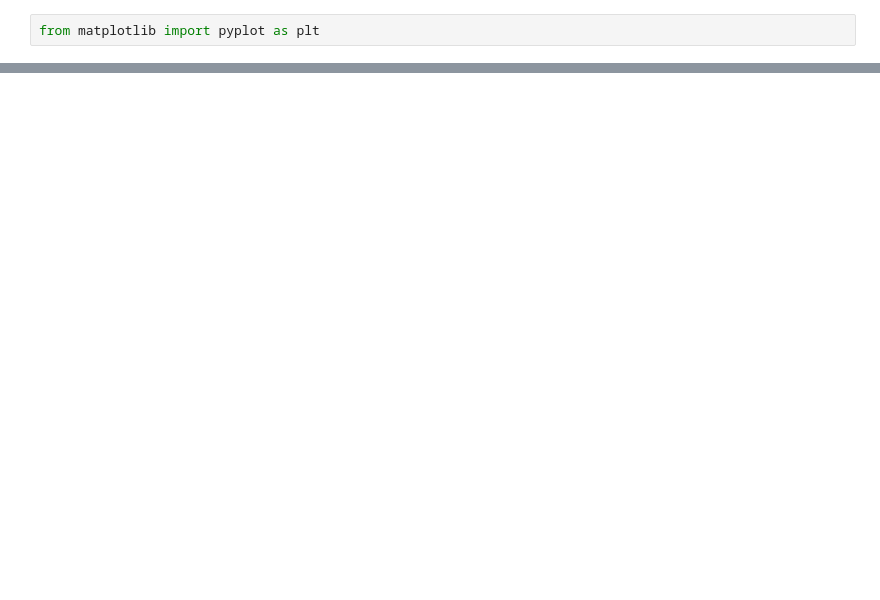
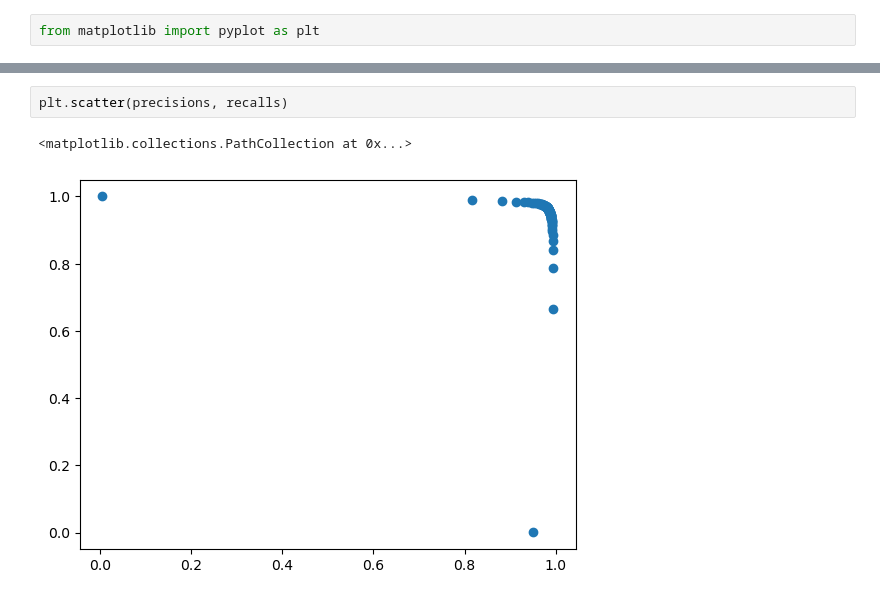
Before and after one commit to krkartikay/chess-sl, a Jupyter notebook: visualizations.ipynb, the cells around one changed output, grey strips where cells are left out. Cells and saved outputs as stored; diff of their text form; blank space fills up the shorter version.

```diff
--- a/visualizations.ipynb
+++ b/visualizations.ipynb
@@ -126,0 +136,5 @@ Board('3rk2B/3p1r2/2P2PBp/2P4P/6PN/r7/2b1K2n/1R6 w - - 0 1')
+# %%
+plt.scatter(precisions, recalls)
+# %% [output]
+<matplotlib.collections.PathCollection at 0x...>
+[figure, added]
```
Also changed, not shown: parts of 34 cells of this notebook, 3 other files.
